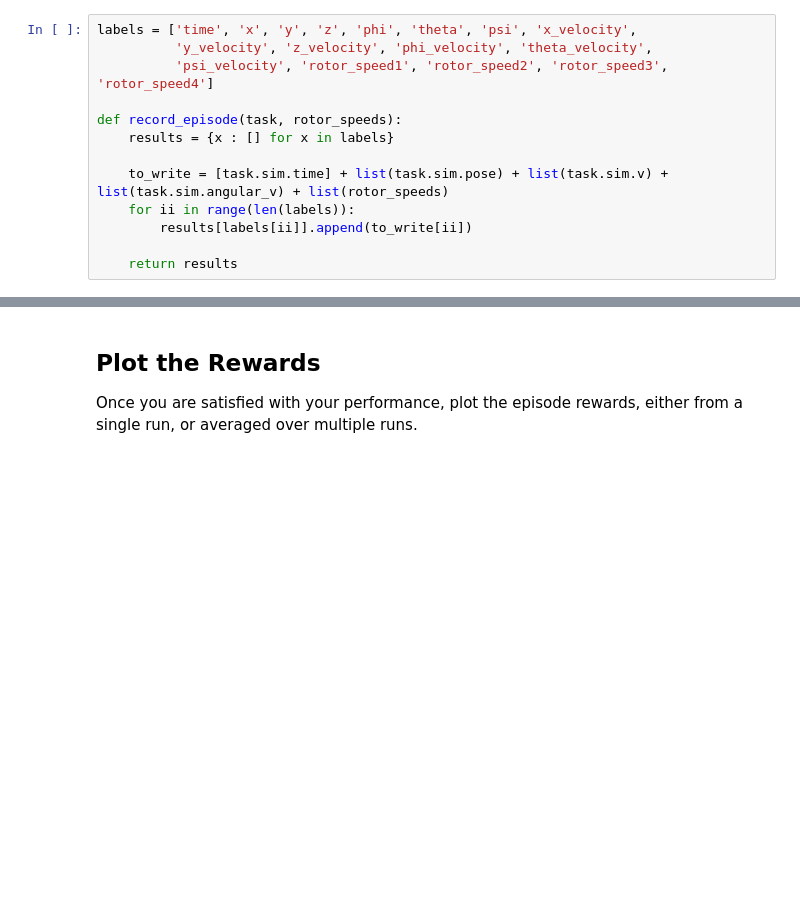
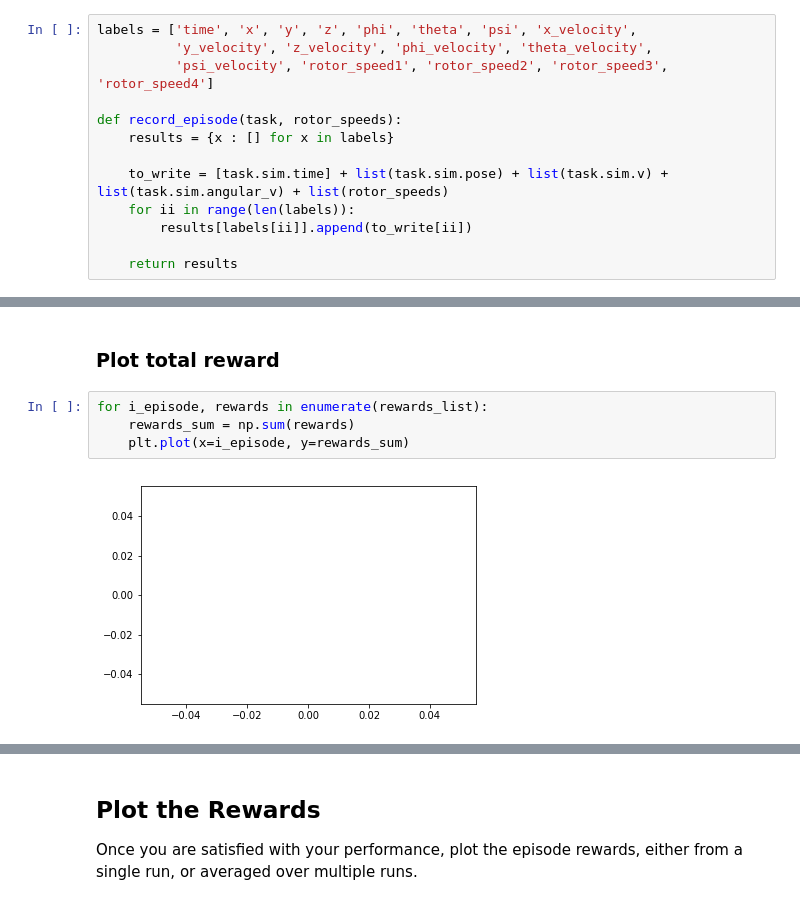
Before and after one commit to mathias-ekstroem/RL-Quadcopter-2, a Jupyter notebook: Quadcopter_Project-Copy1.ipynb, the cells around one changed output, grey strips where cells are left out. Saved outputs shown, nothing was run; the diff lists cells and outputs as text; blank space fills up the shorter version.

```diff
--- a/Quadcopter_Project-Copy1.ipynb
+++ b/Quadcopter_Project-Copy1.ipynb
@@ -328,0 +347,8 @@ _ = plt.ylim()
+# %% [markdown]
+### Plot total reward
+# %%
+for i_episode, rewards in enumerate(rewards_list):
+    rewards_sum = np.sum(rewards)
+    plt.plot(x=i_episode, y=rewards_sum)
+# %% [output]
+[figure, added]
```
Also changed, not shown: parts of 15 cells of this notebook, 2 other files.
